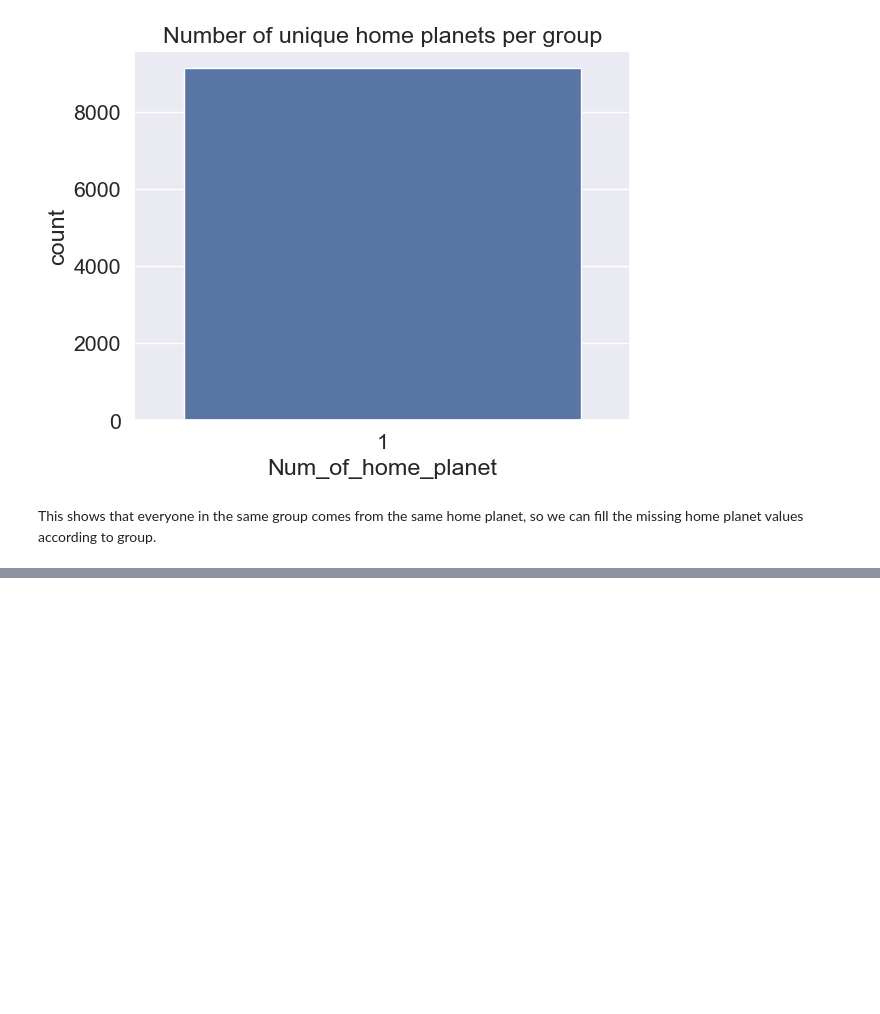
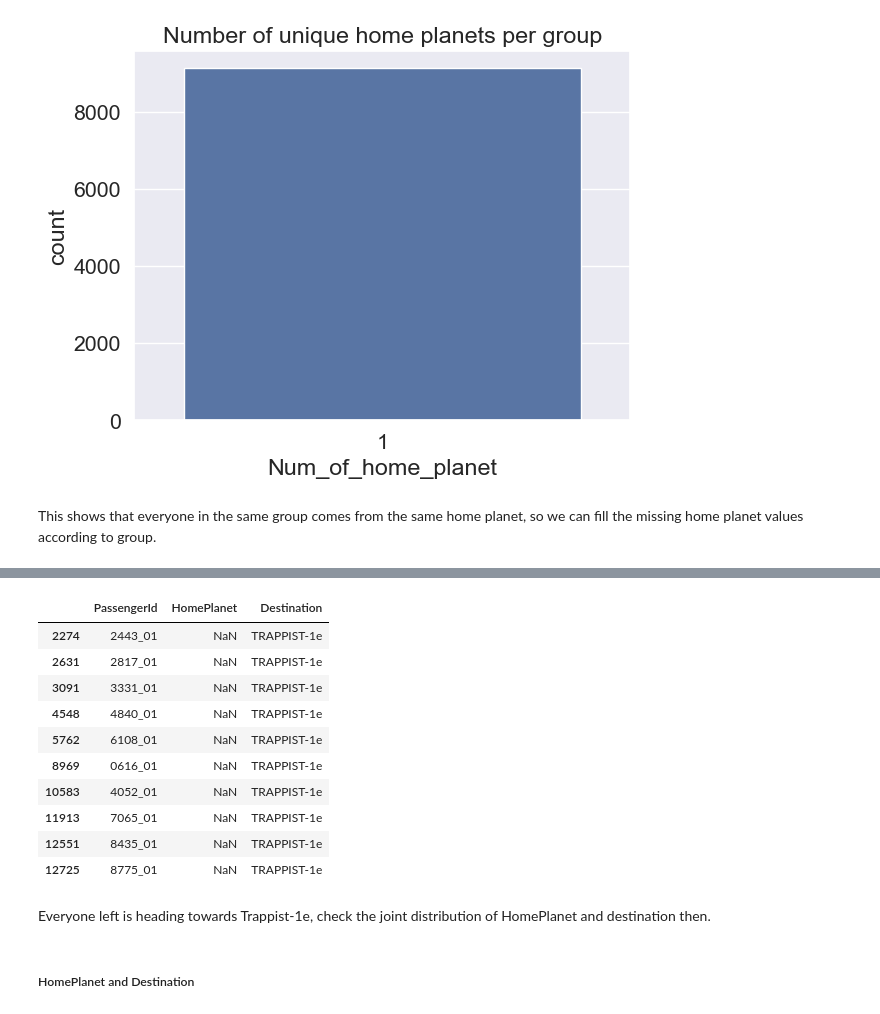
Before and after one commit to PdAlbedo/Spaceship_Titanic, a Jupyter notebook: Spaceship_Practice_Guide.ipynb, the cells around one changed output, grey strips where cells are left out. Saved outputs shown, nothing was run; the diff lists cells and outputs as text; code cells hidden in the pictures; blank space fills up the shorter version.

```diff
--- a/Spaceship_Practice_Guide.ipynb
+++ b/Spaceship_Practice_Guide.ipynb
@@ -532,0 +607,18 @@ Int64Index([   59,   113,   405,   407,   438,   471,   501,   505,   524,
+# %%
+data[data['HomePlanet'].isna()][['PassengerId', 'HomePlanet', 'Destination']]
+# %% [output]
+|  | PassengerId | HomePlanet | Destination |
+| 2274 | 2443_01 | NaN | TRAPPIST-1e |
+| 2631 | 2817_01 | NaN | TRAPPIST-1e |
+| 3091 | 3331_01 | NaN | TRAPPIST-1e |
+| 4548 | 4840_01 | NaN | TRAPPIST-1e |
+| 5762 | 6108_01 | NaN | TRAPPIST-1e |
+| 8969 | 0616_01 | NaN | TRAPPIST-1e |
+| 10583 | 4052_01 | NaN | TRAPPIST-1e |
+| 11913 | 7065_01 | NaN | TRAPPIST-1e |
+| 12551 | 8435_01 | NaN | TRAPPIST-1e |
+| 12725 | 8775_01 | NaN | TRAPPIST-1e |
+# %% [markdown]
+Everyone left is heading towards Trappist-1e, check the joint distribution of HomePlanet and destination then.
+# %% [markdown]
+##### HomePlanet and Destination
```
Also changed, not shown: parts of 9 cells of this notebook.
